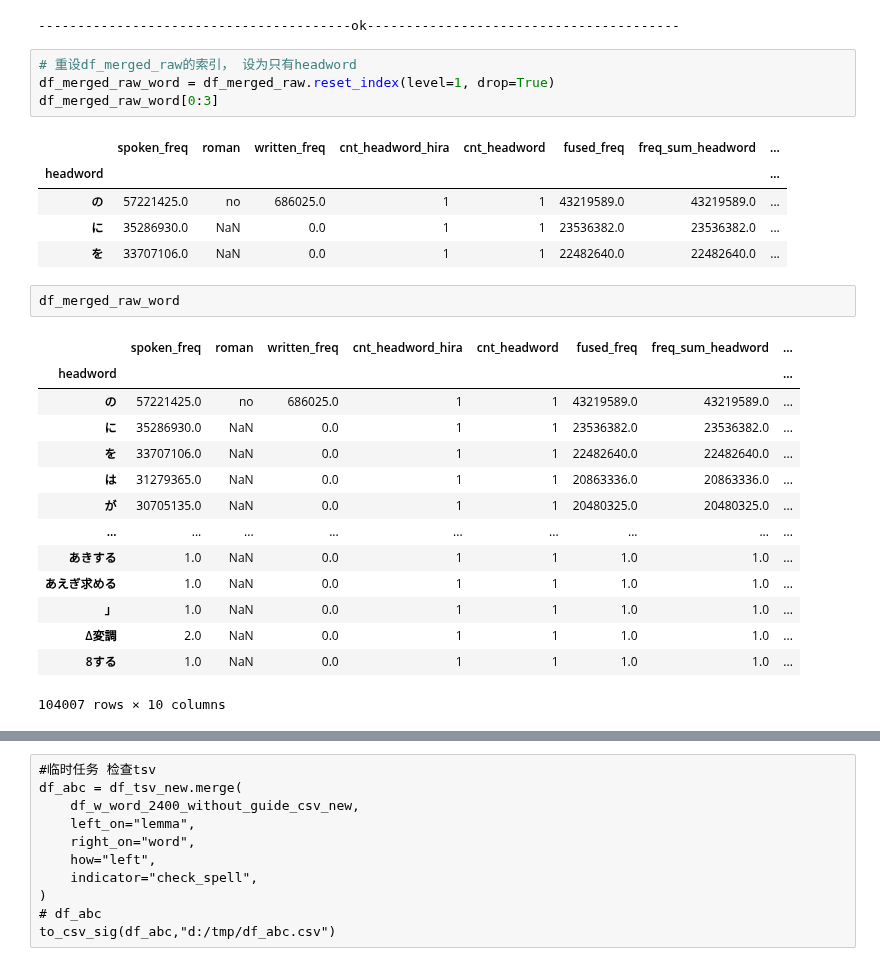
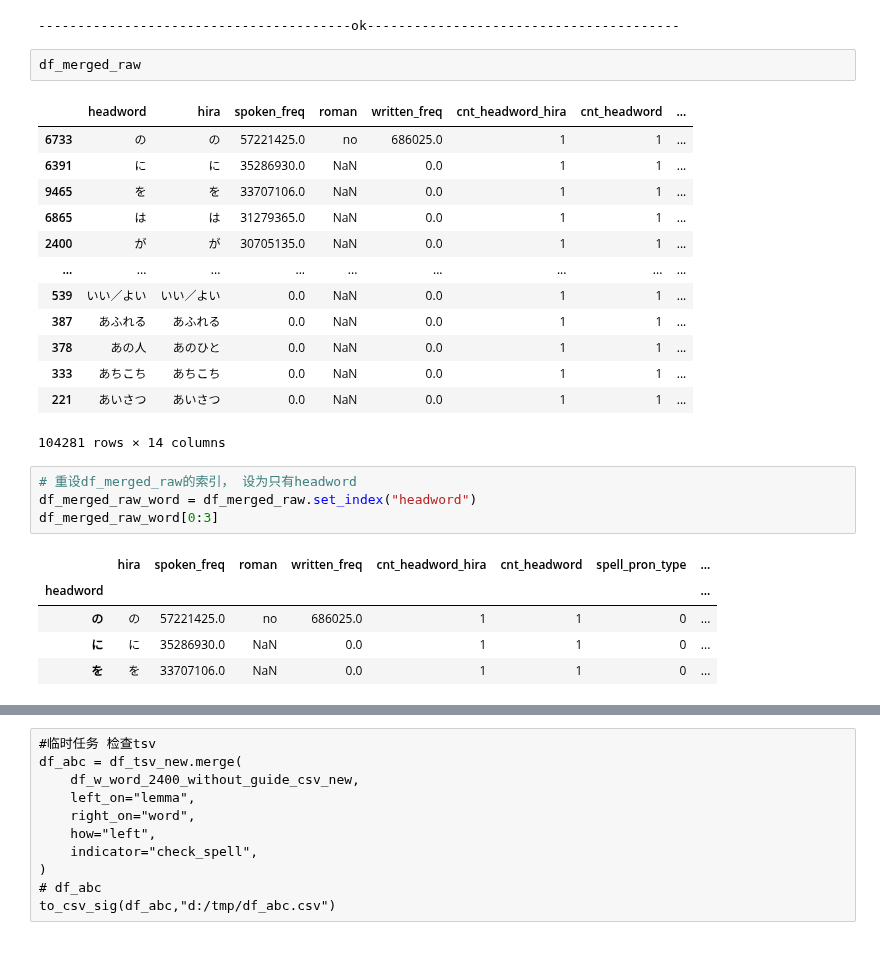
Before and after one commit to hopensic/python-notebooks, a Jupyter notebook: ja_dict_merge.ipynb, the cells around one changed output, grey strips where cells are left out. Saved outputs shown, nothing was run; the diff lists cells and outputs as text.

```diff
--- a/ja_dict_merge.ipynb
+++ b/ja_dict_merge.ipynb
@@ -227,33 +267,32 @@ to_csv_sig(df_merged_raw, "d:/tmp/hira_order.csv", True)
 l("ok")
 # %% [output]
 ----------------------------------------ok----------------------------------------
+# %%
+df_merged_raw
+# %% [output]
+|  | headword | hira | spoken_freq | roman | written_freq | cnt_headword_hira | cnt_headword | ... |
+| 6733 | の | の | 57221425.0 | no | 686025.0 | 1 | 1 | ... |
+| 6391 | に | に | 35286930.0 | NaN | 0.0 | 1 | 1 | ... |
+| 9465 | を | を | 33707106.0 | NaN | 0.0 | 1 | 1 | ... |
+| 6865 | は | は | 31279365.0 | NaN | 0.0 | 1 | 1 | ... |
+| 2400 | が | が | 30705135.0 | NaN | 0.0 | 1 | 1 | ... |
+| ... | ... | ... | ... | ... | ... | ... | ... | ... |
+| 539 | いい／よい | いい／よい | 0.0 | NaN | 0.0 | 1 | 1 | ... |
+| 387 | あふれる | あふれる | 0.0 | NaN | 0.0 | 1 | 1 | ... |
+| 378 | あの人 | あのひと | 0.0 | NaN | 0.0 | 1 | 1 | ... |
+| 333 | あちこち | あちこち | 0.0 | NaN | 0.0 | 1 | 1 | ... |
+| 221 | あいさつ | あいさつ | 0.0 | NaN | 0.0 | 1 | 1 | ... |
+104281 rows × 14 columns
 # %%
 # 重设df_merged_raw的索引， 设为只有headword
-df_merged_raw_word = df_merged_raw.reset_index(level=1, drop=True)
+df_merged_raw_word = df_merged_raw.set_index("headword")
 df_merged_raw_word[0:3]
 # %% [output]
-|  | spoken_freq | roman | written_freq | cnt_headword_hira | cnt_headword | fused_freq | freq_sum_headword | ... |
+|  | hira | spoken_freq | roman | written_freq | cnt_headword_hira | cnt_headword | spell_pron_type | ... |
 | headword |  |  |  |  |  |  |  | ... |
-| の | 57221425.0 | no | 686025.0 | 1 | 1 | 43219589.0 | 43219589.0 | ... |
-| に | 35286930.0 | NaN | 0.0 | 1 | 1 | 23536382.0 | 23536382.0 | ... |
-| を | 33707106.0 | NaN | 0.0 | 1 | 1 | 22482640.0 | 22482640.0 | ... |
+| の | の | 57221425.0 | no | 686025.0 | 1 | 1 | 0 | ... |
+| に | に | 35286930.0 | NaN | 0.0 | 1 | 1 | 0 | ... |
+| を | を | 33707106.0 | NaN | 0.0 | 1 | 1 | 0 | ... |
-# %%
-df_merged_raw_word
-# %% [output]
-|  | spoken_freq | roman | written_freq | cnt_headword_hira | cnt_headword | fused_freq | freq_sum_headword | ... |
-| headword |  |  |  |  |  |  |  | ... |
-| の | 57221425.0 | no | 686025.0 | 1 | 1 | 43219589.0 | 43219589.0 | ... |
-| に | 35286930.0 | NaN | 0.0 | 1 | 1 | 23536382.0 | 23536382.0 | ... |
-| を | 33707106.0 | NaN | 0.0 | 1 | 1 | 22482640.0 | 22482640.0 | ... |
-| は | 31279365.0 | NaN | 0.0 | 1 | 1 | 20863336.0 | 20863336.0 | ... |
-| が | 30705135.0 | NaN | 0.0 | 1 | 1 | 20480325.0 | 20480325.0 | ... |
-| ... | ... | ... | ... | ... | ... | ... | ... | ... |
-| あきする | 1.0 | NaN | 0.0 | 1 | 1 | 1.0 | 1.0 | ... |
-| あえぎ求める | 1.0 | NaN | 0.0 | 1 | 1 | 1.0 | 1.0 | ... |
-| 」 | 1.0 | NaN | 0.0 | 1 | 1 | 1.0 | 1.0 | ... |
-| Δ変調 | 2.0 | NaN | 0.0 | 1 | 1 | 1.0 | 1.0 | ... |
-| 8する | 1.0 | NaN | 0.0 | 1 | 1 | 1.0 | 1.0 | ... |
-104007 rows × 10 columns
 # %%
 # 词汇以headword分组，对词频汇总
 df_merged_raw_word_agg = (
```
Also changed, not shown: parts of 10 cells of this notebook, 2 other files.
